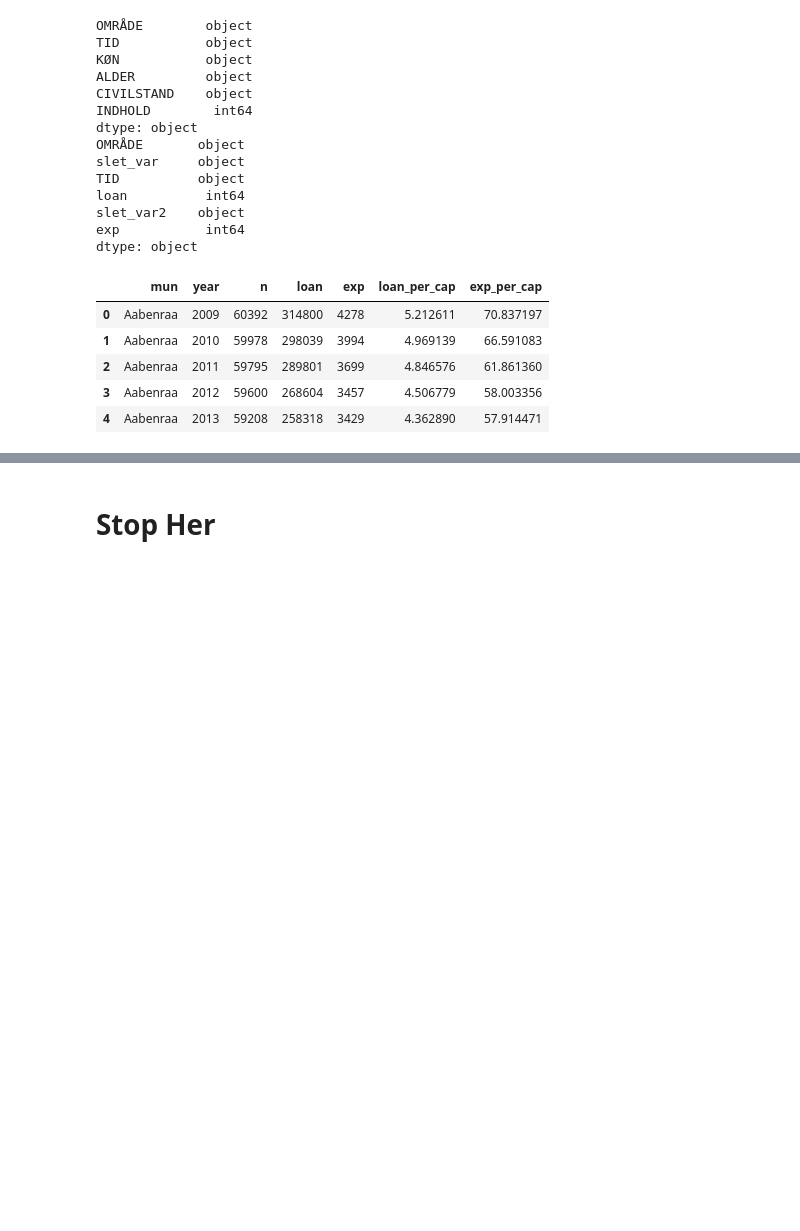
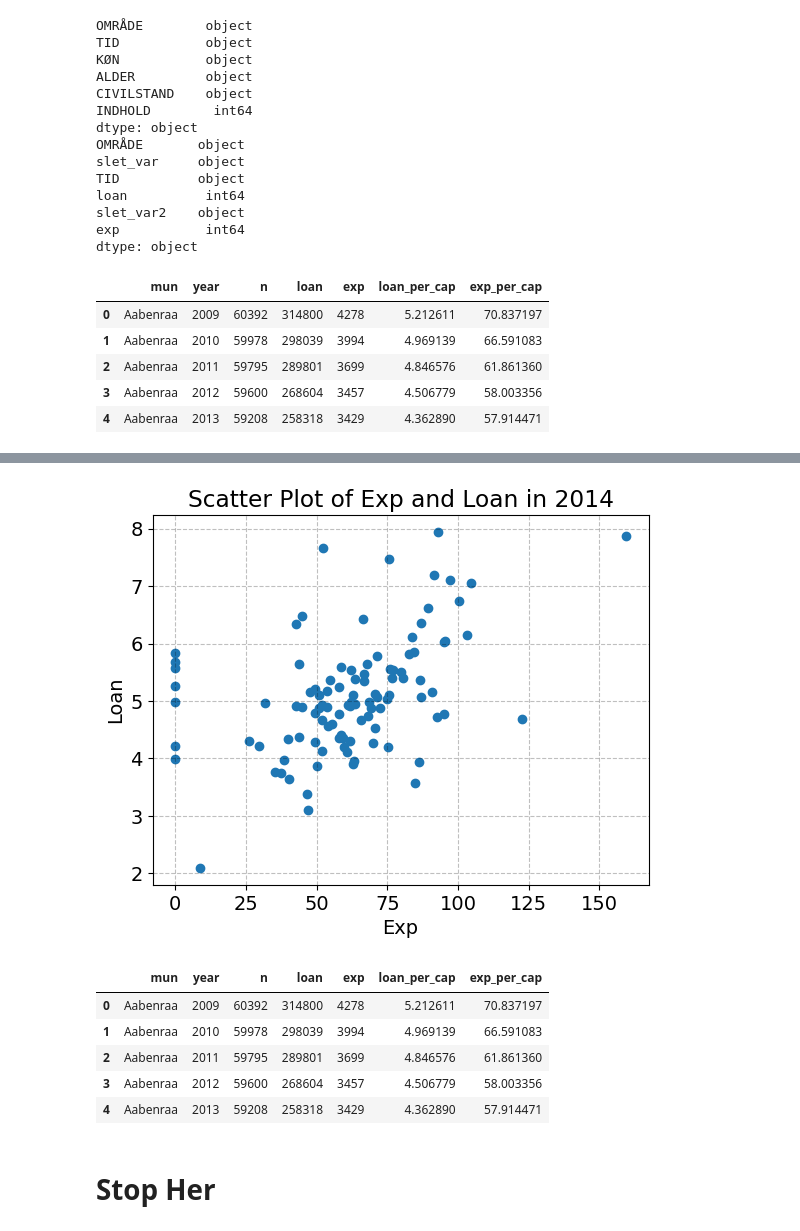
Before and after one commit to NumEconCopenhagen/projects-2023-mathias-emma, a Jupyter notebook: dataproject/dataproject2.ipynb, the cells around one changed output, grey strips where cells are left out. Drawn from its saved outputs; the diff is of its cells as text; code cells hidden in the pictures; blank space fills up the shorter version.

```diff
--- a/dataproject/dataproject2.ipynb
+++ b/dataproject/dataproject2.ipynb
@@ -231,3 +239,27 @@ See the caveats in the documentation: https://pandas.pydata.org/pandas-docs/stab
+# %%
+# subset the DataFrame where year is equal to 2014
+subset_df = df[df['year'] == '2013']
+
+# create a scatter plot with 'exp' on the x-axis and 'loan' on the y-axis
+plt.scatter(subset_df['exp_per_cap'], subset_df['loan_per_cap'])
+
+# set plot title and labels
+plt.title('Scatter Plot of Exp and Loan in 2014')
+plt.xlabel('Exp')
+plt.ylabel('Loan')
+
+# display the plot
+plt.show()
+
+df.head()
+# %% [output]
+[figure, added]
+|  | mun | year | n | loan | exp | loan_per_cap | exp_per_cap |
+| 0 | Aabenraa | 2009 | 60392 | 314800 | 4278 | 5.212611 | 70.837197 |
+| 1 | Aabenraa | 2010 | 59978 | 298039 | 3994 | 4.969139 | 66.591083 |
+| 2 | Aabenraa | 2011 | 59795 | 289801 | 3699 | 4.846576 | 61.861360 |
+| 3 | Aabenraa | 2012 | 59600 | 268604 | 3457 | 4.506779 | 58.003356 |
+| 4 | Aabenraa | 2013 | 59208 | 258318 | 3429 | 4.362890 | 57.914471 |
 # %% [markdown]
 # Stop Her
 # %%
```
Also changed, not shown: parts of 4 cells of this notebook.
